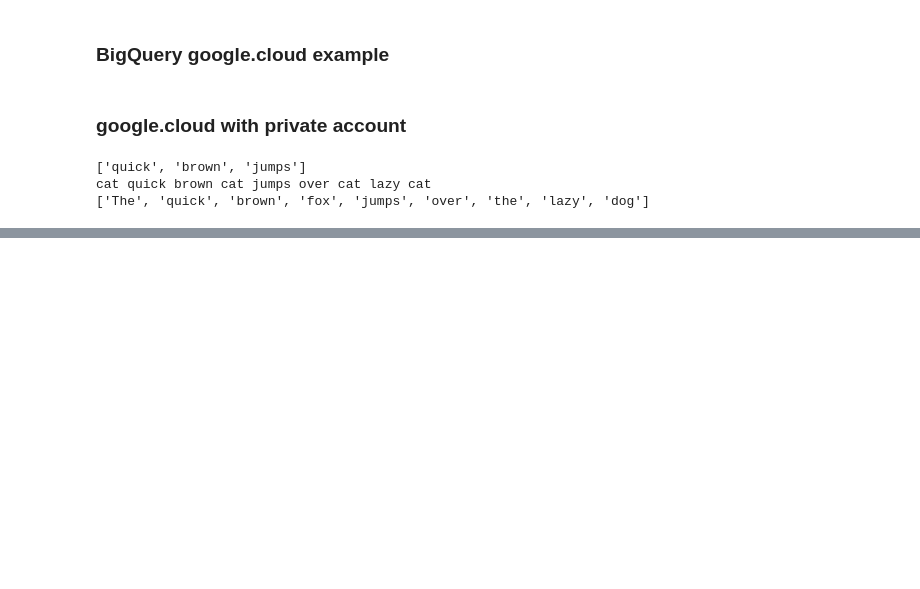
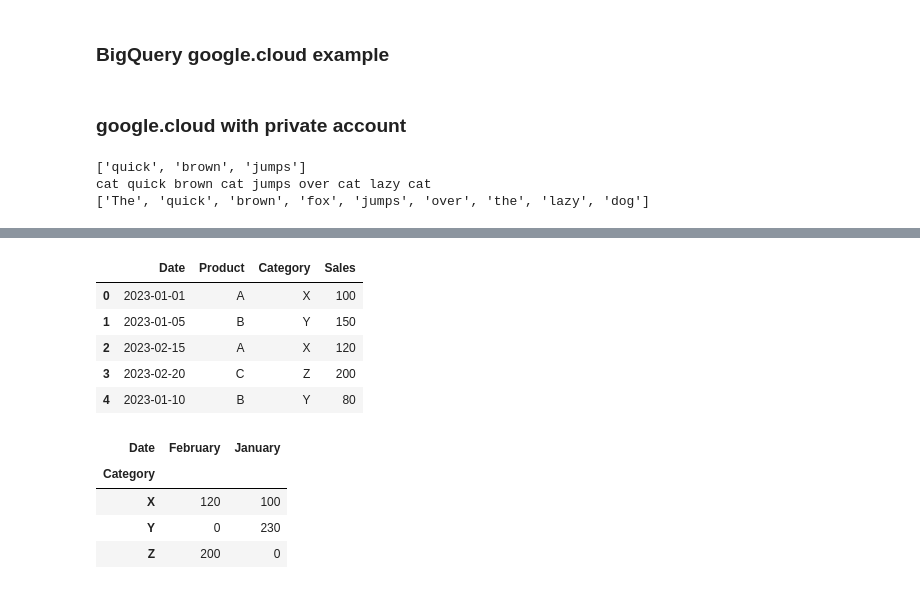
Before and after one commit to omar-elmaria/gpt_python_bootcamp, a Jupyter notebook: playground.ipynb, the cells around one changed output, grey strips where cells are left out. Cells and saved outputs as stored; diff of their text form; code cells hidden in the pictures; blank space fills up the shorter version.

```diff
--- a/playground.ipynb
+++ b/playground.ipynb
@@ -323,0 +595,28 @@ cat quick brown cat jumps over cat lazy cat
+# %%
+df = pd.DataFrame(data={
+    'Date': ['2023-01-01', '2023-01-05', '2023-02-15', '2023-02-20', '2023-01-10'],
+    'Product': ['A', 'B', 'A', 'C', 'B'],
+    'Category': ['X', 'Y', 'X', 'Z', 'Y'],
+    'Sales': [100, 150, 120, 200, 80]
+})
+
+# Convert the 'Date' column to a datetime object
+df['Date'] = pd.to_datetime(df['Date'])
+display(df)
+
+# Create a pivot table to summarize total sales by product category and month
+pivot_table = pd.pivot_table(df, values='Sales', index='Category', columns=df['Date'].dt.strftime('%B'), aggfunc='sum', fill_value=0)
+
+display(pivot_table)
+# %% [output]
+|  | Date | Product | Category | Sales |
+| 0 | 2023-01-01 | A | X | 100 |
+| 1 | 2023-01-05 | B | Y | 150 |
+| 2 | 2023-02-15 | A | X | 120 |
+| 3 | 2023-02-20 | C | Z | 200 |
+| 4 | 2023-01-10 | B | Y | 80 |
+| Date | February | January |
+| Category |  |  |
+| X | 120 | 100 |
+| Y | 0 | 230 |
+| Z | 200 | 0 |
```
Also changed, not shown: parts of 10 cells of this notebook.
